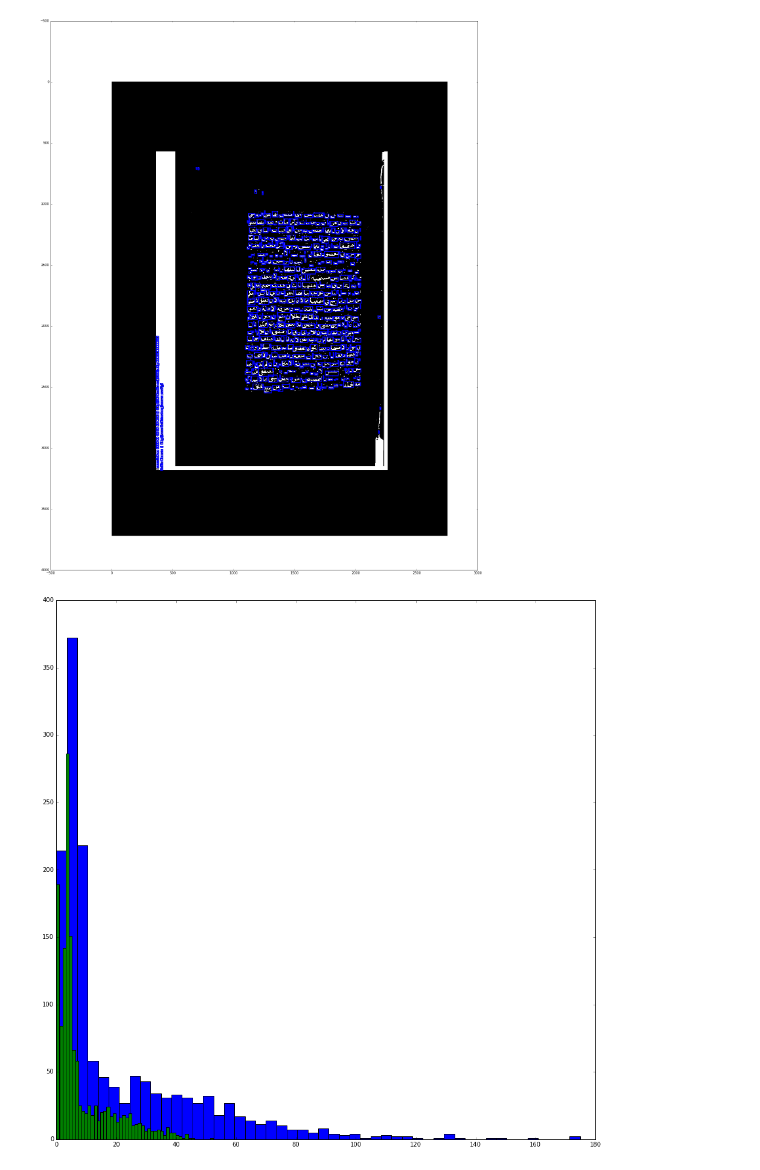
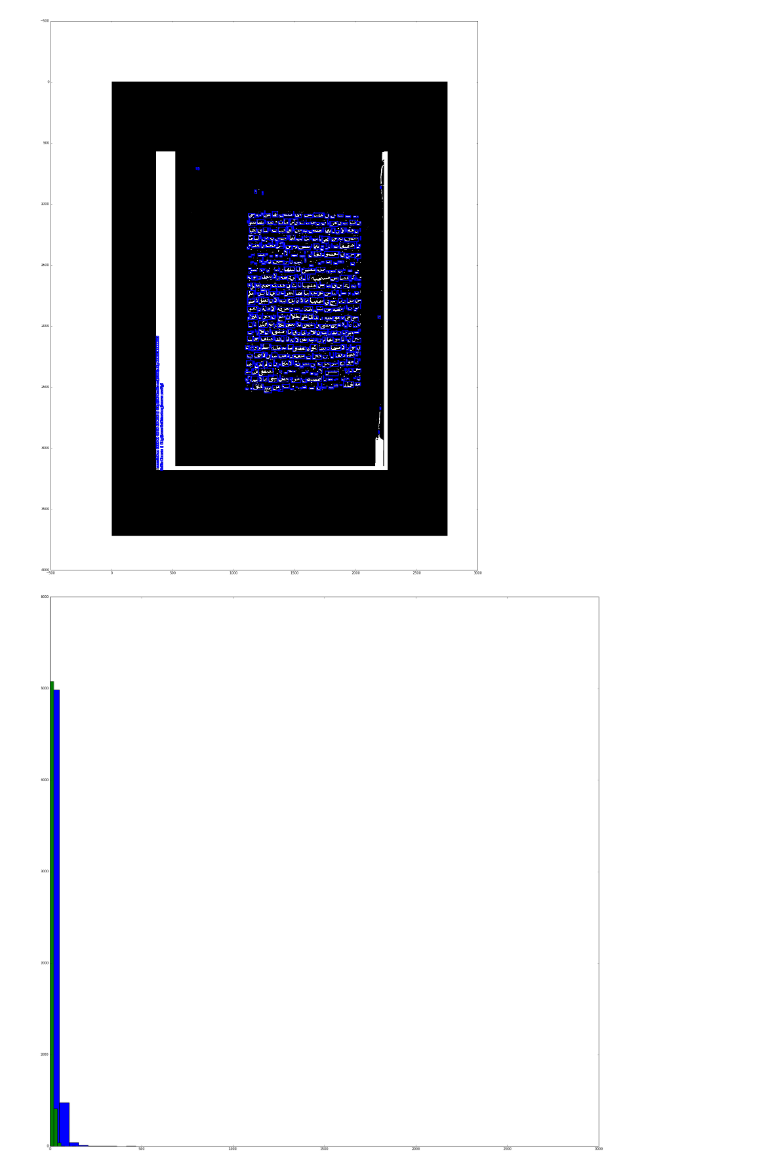
Before and after one commit to andrewbo29/al_maqrizi, a Jupyter notebook: Untitled.ipynb, the cells around one changed output. Cells and saved outputs as stored; diff of their text form; code cells hidden in the pictures.

```diff
--- a/Untitled.ipynb
+++ b/Untitled.ipynb
@@ -85,13 +85,13 @@ plot_image_regions(image)
 # %% [output]
 [figure]
 # %%
-fname = 'data/not_al_maqrizi/al-Munawi Tawdih Fath al-Rauf_page_24.jpg'
+fname = 'data/al_maqrizi/Isl. Ms. 605 University of Michigan Library (Special Collections Library)/UM605 pgs. 002-003.JPG'
 image = skimage.io.imread(fname, as_grey=True)
 im_otsu = 1 - otsu(skimage.util.img_as_ubyte(image))
 im_otsu_labels = skimage.measure.label(im_otsu, background=0)
 
 region_props = skimage.measure.regionprops(im_otsu_labels)
 _ = plt.hist([rp.major_axis_length for rp in region_props], 50)
 _ = plt.hist([rp.minor_axis_length for rp in region_props], 50)
 # %% [output]
-[figure, old version]
+[figure, new version]
```
Also changed, not shown: parts of 1 cell of this notebook.
